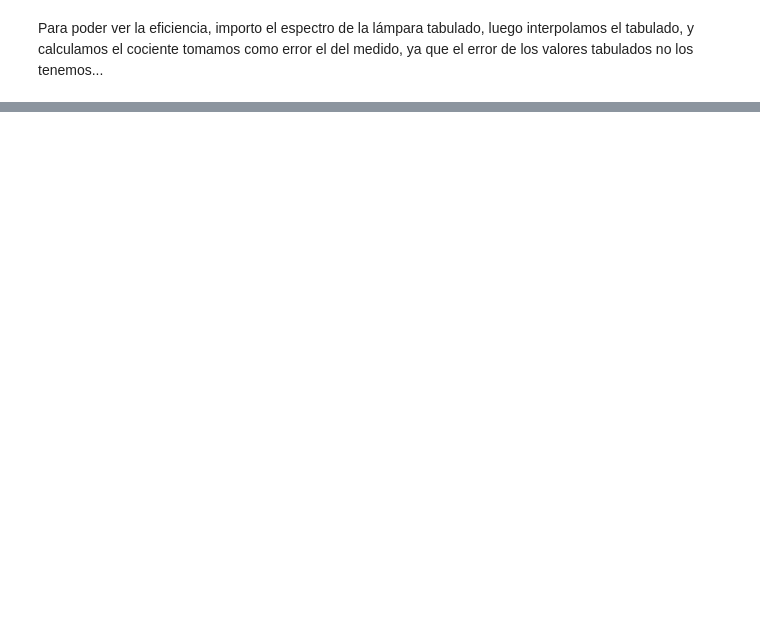
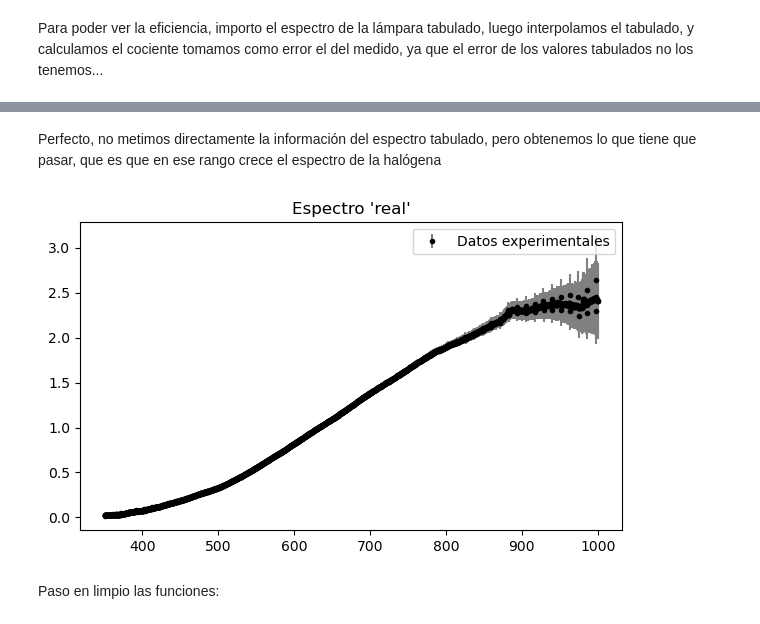
Before and after one commit to mauri-stack/labo5, a Jupyter notebook: espectroscopía_difractiva/espectro_halógeno.ipynb, the cells around one changed output, grey strips where cells are left out. Cells and saved outputs as stored; diff of their text form; code cells hidden in the pictures; blank space fills up the shorter version.

```diff
--- a/espectroscopía_difractiva/espectro_halógeno.ipynb
+++ b/espectroscopía_difractiva/espectro_halógeno.ipynb
@@ -239,0 +282,24 @@ plt.show()
+# %%
+# Exporto a un csv la eficiencia
+
+
+#Pero voy a usar los valores desde 460 nm
+
+#límite inferior 460 #nm
+#límite superior 730 #nm
+
+# Encontrar el primer índice donde a >= 460
+idx_inferior = np.searchsorted(lambdas_med_filtrados, 460)
+idx_superior = np.searchsorted(lambdas_med_filtrados, 730)
+
+
+# Eliminar los primeros y últimos idx elementos en ambos arrays
+lambdas_eff = lambdas_med_filtrados[idx_inferior:idx_superior]
+eficiencias = eficiencia[idx_inferior:idx_superior]
+err_eficiencias = err_eficiencia[idx_inferior:idx_superior]
+
+print(lambdas_eff)
+print(eficiencias)
+
+#plt.errorbar(lambdas_eff, eficiencias, yerr = err_eficiencias, fmt =".k", ecolor = 'k', markersize = 2)
+#plt.show()
@@ -239,0 +453,15 @@ plt.show()
+# %% [markdown]
+Perfecto, no metimos directamente la información del espectro tabulado, pero obtenemos lo que tiene que pasar, que es que en ese rango crece el espectro de la halógena
+# %%
+lambdas_filtrados, espectro_real, err_espectro_real = eficientizar("/Users/Mauri/Desktop/Labo 5/Espectroscopía difractiva/3-10/halógena/halógena_promedio.csv", "/Users/Mauri/Desktop/Labo 5/Espectroscopía difractiva/3-10/halógena/mediciones para el error", "/Users/Mauri/Desktop/Labo 5/Espectroscopía difractiva/eficiencia.csv",
+                                                                    350, 1000)
+
+
+plt.errorbar(lambdas_filtrados, espectro_real, yerr = err_espectro_real, ecolor= 'gray', fmt = ".k", label = 'Datos experimentales')
+plt.title("Espectro 'real'")
+plt.legend()
+plt.show()
+# %% [output]
+[figure, added]
+# %% [markdown]
+Paso en limpio las funciones:
```
Also changed, not shown: parts of 19 cells of this notebook, 1 other file.
